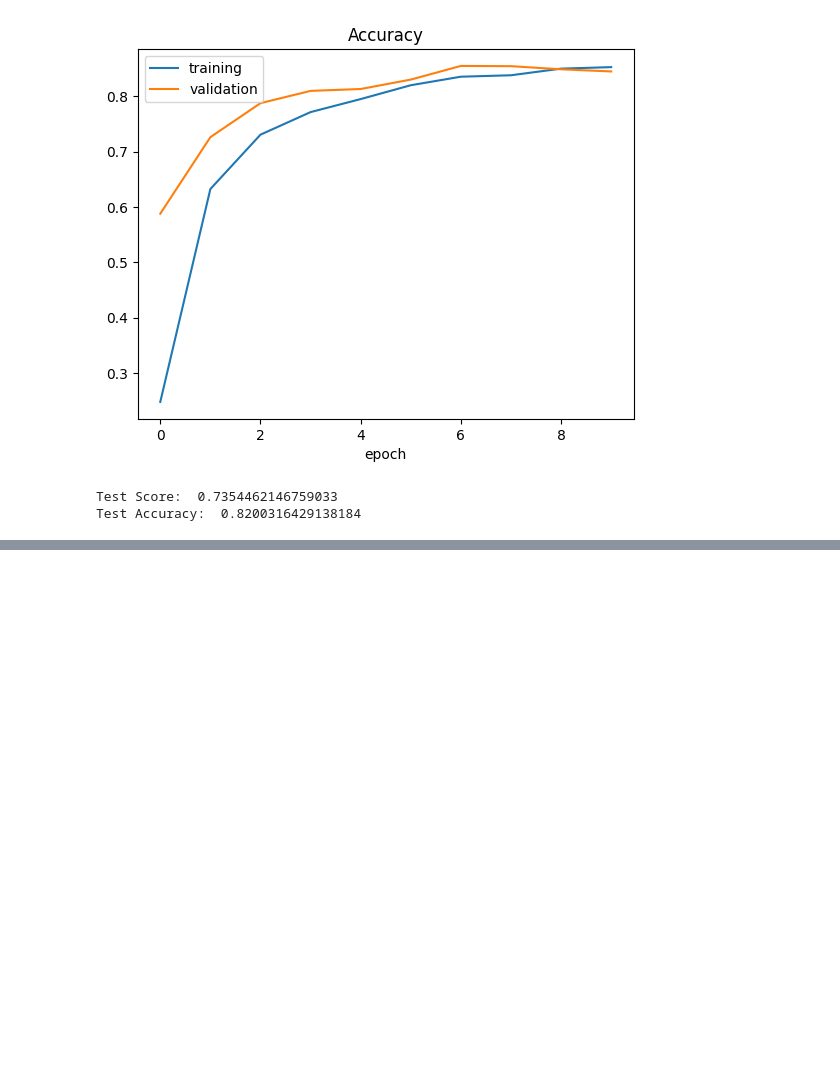
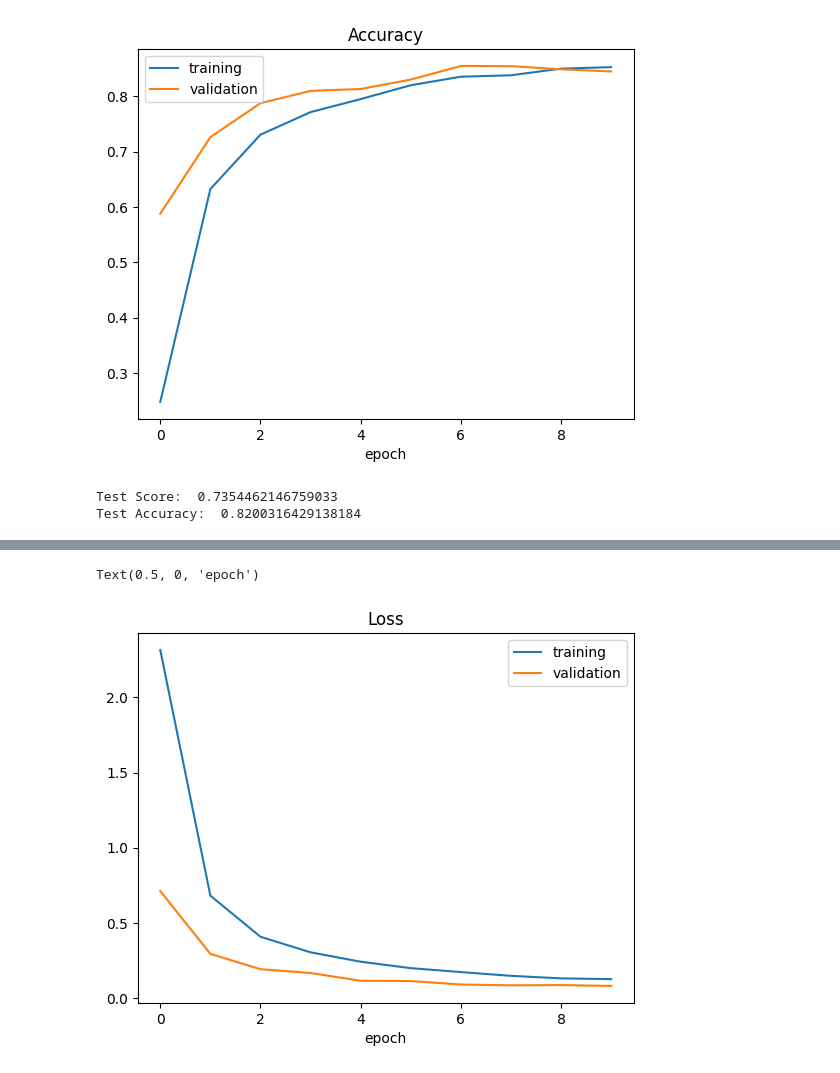
Before and after one commit to TheSoloLeveling/IA-Prototypes-Dev, a Jupyter notebook: Traffic Signs Starter Project.ipynb, the cells around one changed output, grey strips where cells are left out. Drawn from its saved outputs; the diff is of its cells as text; code cells hidden in the pictures; blank space fills up the shorter version.

Commit message:
finetuning model and testing

```diff
--- a/Traffic Signs Starter Project.ipynb
+++ b/Traffic Signs Starter Project.ipynb
@@ -122,9 +122,9 @@ def preprocesing(img):
     img = img/255
     return img
 # %%
-X_train = np.array(list(map(preprocesing, X_train)))
-X_val = np.array(list(map(preprocesing, X_val)))
-X_test = np.array(list(map(preprocesing,  X_test)))
+X_train = np.array(list(map(preprocess, X_train)))
+X_val = np.array(list(map(preprocess, X_val)))
+X_test = np.array(list(map(preprocess,  X_test)))
 # %%
 plt.imshow(X_train[random.randint(0, len(X_train) - 1)])
 plt.axis("off")
@@ -290,0 +291,23 @@ Test Accuracy:  0.8200316429138184
+# %%
+def modified_leNet_model():
+    model = Sequential()
+    #convolutional 2D consist of filters that recognize features from the image
+    #30 filters - (5, 5) size of the filter - (32, 32, 1) shape of the input image
+    model.add(Conv2D(60, (5, 5) ,input_shape= (32, 32, 1), activation='relu'))
+    model.add(Conv2D(60, (5, 5) , activation='relu'))
+    model.add(MaxPooling2D(pool_size=(2,2)))
+    model.add(Conv2D(30, (3,3), activation='relu'))
+    model.add(Conv2D(30, (3,3), activation='relu'))
+    model.add(MaxPooling2D(pool_size=(2,2)))
+    model.add(Dropout(0.5))
+    #reshape the output into 1D array of shape 540 = 6*6*15
+    model.add(Flatten())
+    model.add(Dense(500, activation='relu'))
+    model.add(Dropout(0.5))
+    model.add(Dense(num_classes, activation="softmax"))
+    #compile model
+    model.compile(Adam(lr = 0.001), loss = 'categorical_crossentropy', metrics = ['accuracy'])
+    return model
+# %%
+model = modified_leNet_model()
+model.summary()
@@ -290,0 +332,2 @@ Test Accuracy:  0.8200316429138184
+# %%
+history = model.fit(X_train, y_train, epochs = 10, validation_data=(X_val, y_val), batch_size = 400, verbose = 1, shuffle = 1)
@@ -290,0 +355,9 @@ Test Accuracy:  0.8200316429138184
+# %%
+plt.plot(history.history['loss'])
+plt.plot(history.history['val_loss'])
+plt.legend(['training', 'validation'])
+plt.title('Loss')
+plt.xlabel('epoch')
+# %% [output]
+Text(0.5, 0, 'epoch')
+[figure, added]
```
Also changed, not shown: parts of 24 cells of this notebook.
